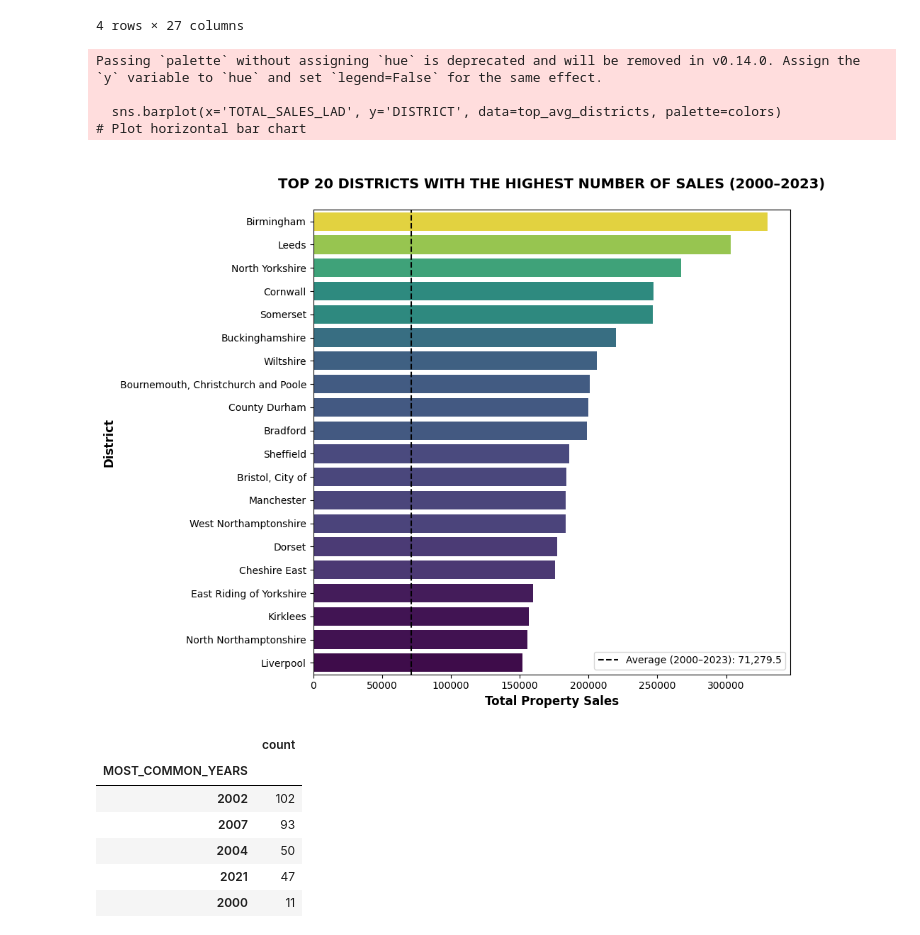
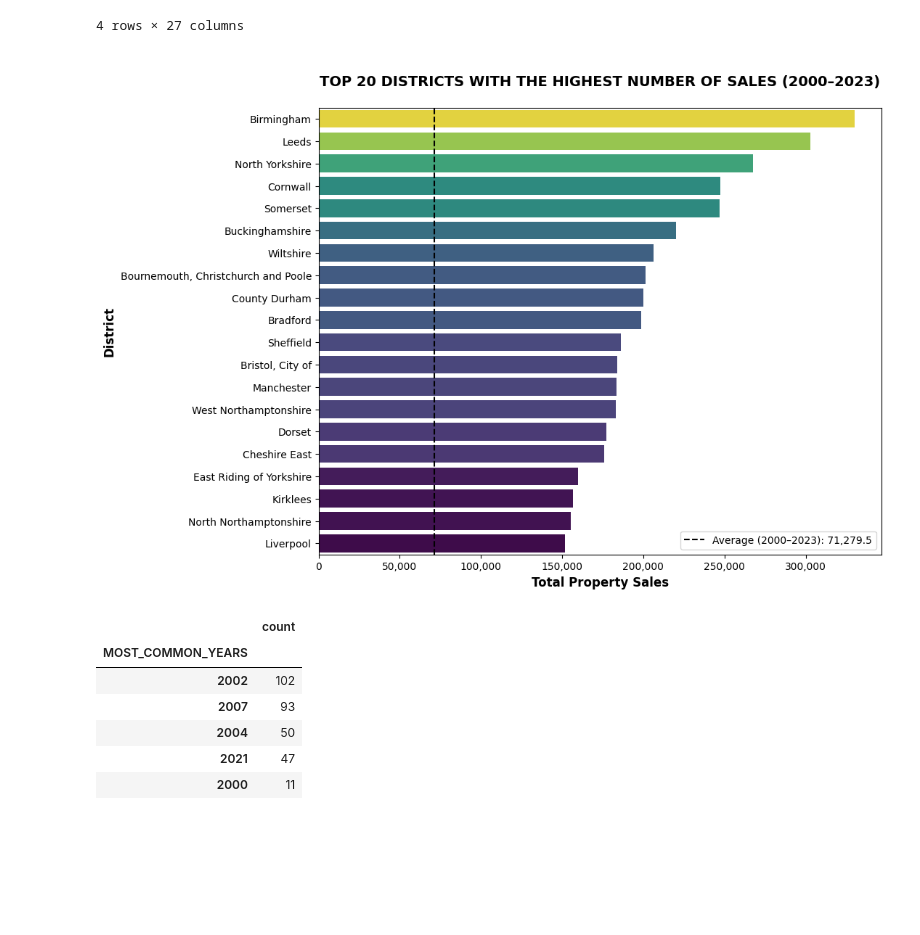
Before and after one commit to ClaudiaTurner/GEOG5990M, a Jupyter notebook: Final_Project_Python_GEOG5990M.ipynb, the cells around one changed output. Drawn from its saved outputs; the diff is of its cells as text; code cells hidden in the pictures; blank space fills up the shorter version.

```diff
--- a/Final_Project_Python_GEOG5990M.ipynb
+++ b/Final_Project_Python_GEOG5990M.ipynb
@@ -234,41 +257,57 @@ Sales_England.head(4)
 | 3 | Stockton-on-Tees | E06000004 | 3978.0 | 4168.0 | 5320.0 | 4610.0 | 4471.0 | 3293.0 | 4341.0 | 4901.0 | ... | ... |
 4 rows × 27 columns
 # %%
+# NON-SPATIAL DATA VISUALISATION:
+# This visualisation aims to inform the public and stakeholders about
+# the number of houses sold per district, along with the national average.
+
 # NON-SPATIAL DATA VISUALISATION:
 # This visualisation aims to inform the public and stakeholders about
 # the number of houses sold per district, along with the national average.
 
 # 1. Sort by total sales and get top 20 districts
 top_avg_districts = Sales_England.sort_values('TOTAL_SALES_LAD', ascending=False).head(20)                           # Get top 20 LADs by total sales
-is
-# 3. Create a colorblind-friendly gradient using 'viridis'
+
+# 2. Create a colorblind-friendly gradient using 'viridis'
 norm = plt.Normalize(top_avg_districts['TOTAL_SALES_LAD'].min(), top_avg_districts['TOTAL_SALES_LAD'].max())          # Normalize values for color scale
 cmap = colormaps['viridis']                                                                                           # Choose a perceptually uniform, colorblind-safe colormap
 colors = [cmap(norm(val)) for val in top_avg_districts['TOTAL_SALES_LAD']]                                            # Map each district's total sales to a color
 
-# 4. Create the bar plot
-plt.figure(figsize=(10, 8))                                                                                           # Set figure size (width x height in inches)
-sns.barplot(x='TOTAL_SALES_LAD', y='DISTRICT', data=top_avg_districts, palette=colors)                                # Plot horizontal bar chart
+
+# 3. Calculate the national average (across ALL districts)
+avg_sales = Sales_England['TOTAL_SALES_LAD'].mean()
+
+
+
+## I asked Copilot: This message is appearing above my graph. How can I remove it?
+## <ipython-input-15-96b6affc0073>:24: FutureWarning:
+## Passing `palette` without assigning `hue` is deprecated and will be removed in v0.14.0. Assign the `y` variable to `hue` and set `legend=False` for the same effect.
+## sns.barplot(x='TOTAL_SALES_LAD', y='DISTRICT', data=top_avg_districts, palette=colors)
+plt.figure(figsize=(10, 8))
+sns.barplot( x='TOTAL_SALES_LAD', y='DISTRICT', data=top_avg_districts,
+             hue='DISTRICT',      # explicitly define hue
+             palette=colors,      # use your existing color gradient
+             legend=False)        # suppress the legend display
+
+
+
 
 # 5. Add a vertical line to show the national average
 plt.axvline(avg_sales, color='black', linestyle='--', linewidth=1.5, label=f"Average (2000–2023): {avg_sales:,.1f}")  # Add average line
 
 
+# 6. Customize labels and legend
+plt.title("\nTOP 20 DISTRICTS WITH THE HIGHEST NUMBER OF SALES (2000–2023)\n", fontsize=14, fontweight='bold')
+plt.xlabel("Total Property Sales", fontsize=12, fontweight='bold')
+plt.ylabel("District", fontsize=12, fontweight='bold')
+plt.legend(loc='lower right')
 
+# 7. Format X-axis to show commas in numbers (e.g., 50,000)
+plt.gca().xaxis.set_major_formatter(FuncFormatter(lambda x, _: f'{int(x):,}'))
 
-# 7. Customize labels and legend
-plt.title("\nTOP 20 DISTRICTS WITH THE HIGHEST NUMBER OF SALES (2000–2023)\n", fontsize=14, fontweight='bold')  # Main title
-plt.xlabel("Total Property Sales", fontsize=12, fontweight='bold')    # X-axis label
-plt.ylabel("District", fontsize=12, fontweight='bold')                # Y-axis label
-plt.legend(loc='lower right')                                         # Show legend for the average line
-plt.tight_layout()                                                    # Prevent clipping of labels/titles
-
-plt.show()                                                            # Render the plot
+plt.show()
 # %% [output]
-Passing `palette` without assigning `hue` is deprecated and will be removed in v0.14.0. Assign the `y` variable to `hue` and set `legend=False` for the same effect.
-
-  sns.barplot(x='TOTAL_SALES_LAD', y='DISTRICT', data=top_avg_districts, palette=colors)                                # Plot horizontal bar chart
-[figure, old version]
+[figure, new version]
 # %%
 # IDENTIFYING THE YEAR WITH THE HIGHEST NUMBER OF PROPERTY SALES PER DISTRICT
 
```
Also changed, not shown: parts of 3 cells of this notebook.
